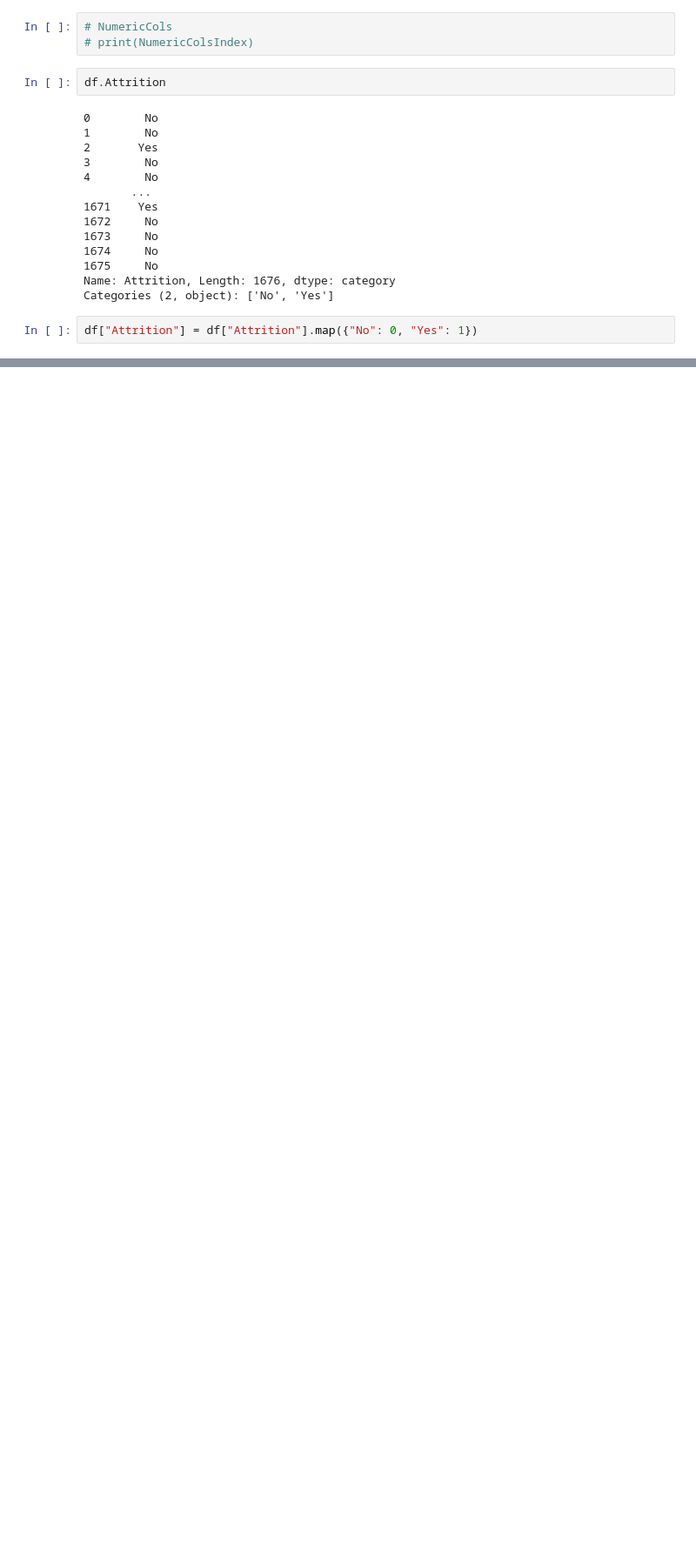
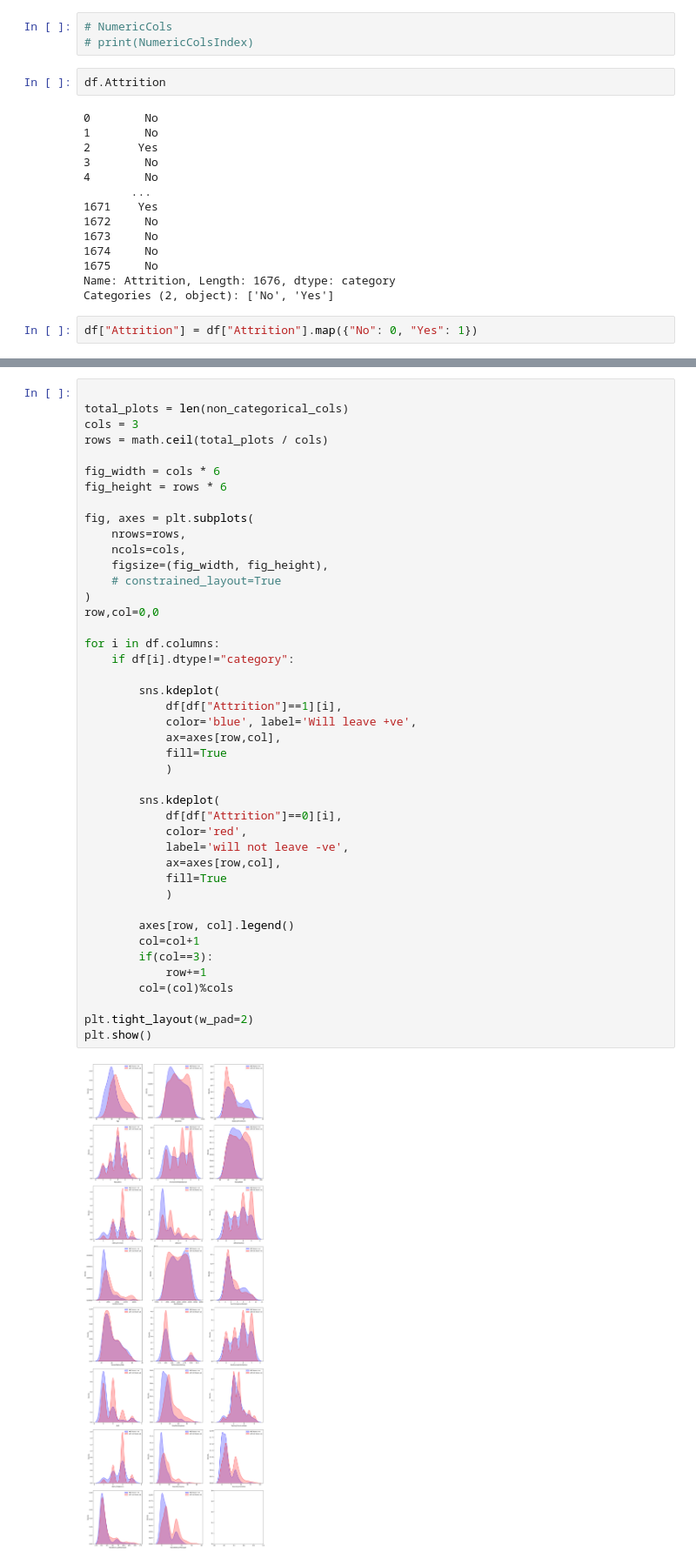
Before and after one commit to Ankitchawla3123/Advance-classification-Practical-, a Jupyter notebook: Assignment1/Employee_dataset.ipynb, the cells around one changed output, grey strips where cells are left out. Shown at 87% size. Saved outputs shown, nothing was run; the diff lists cells and outputs as text; blank space fills up the shorter version.

```diff
--- a/Assignment1/Employee_dataset.ipynb
+++ b/Assignment1/Employee_dataset.ipynb
@@ -126,0 +252,45 @@ df["Attrition"] = df["Attrition"].map({"No": 0, "Yes": 1})
+# %%
+
+total_plots = len(non_categorical_cols)
+cols = 3
+rows = math.ceil(total_plots / cols)
+
+fig_width = cols * 6
+fig_height = rows * 6
+
+fig, axes = plt.subplots(
+    nrows=rows,
+    ncols=cols,
+    figsize=(fig_width, fig_height),
+    # constrained_layout=True
+)
+row,col=0,0
+
+for i in df.columns:
+    if df[i].dtype!="category":
+
+        sns.kdeplot(
+            df[df["Attrition"]==1][i],
+            color='blue', label='Will leave +ve',
+            ax=axes[row,col],
+            fill=True
+            )
+
+        sns.kdeplot(
+            df[df["Attrition"]==0][i],
+            color='red',
+            label='will not leave -ve',
+            ax=axes[row,col],
+            fill=True
+            )
+
+        axes[row, col].legend()
+        col=col+1
+        if(col==3):
+            row+=1
+        col=(col)%cols
+
+plt.tight_layout(w_pad=2)
+plt.show()
+# %% [output]
+[figure, added]
```
Also changed, not shown: parts of 15 cells of this notebook.
